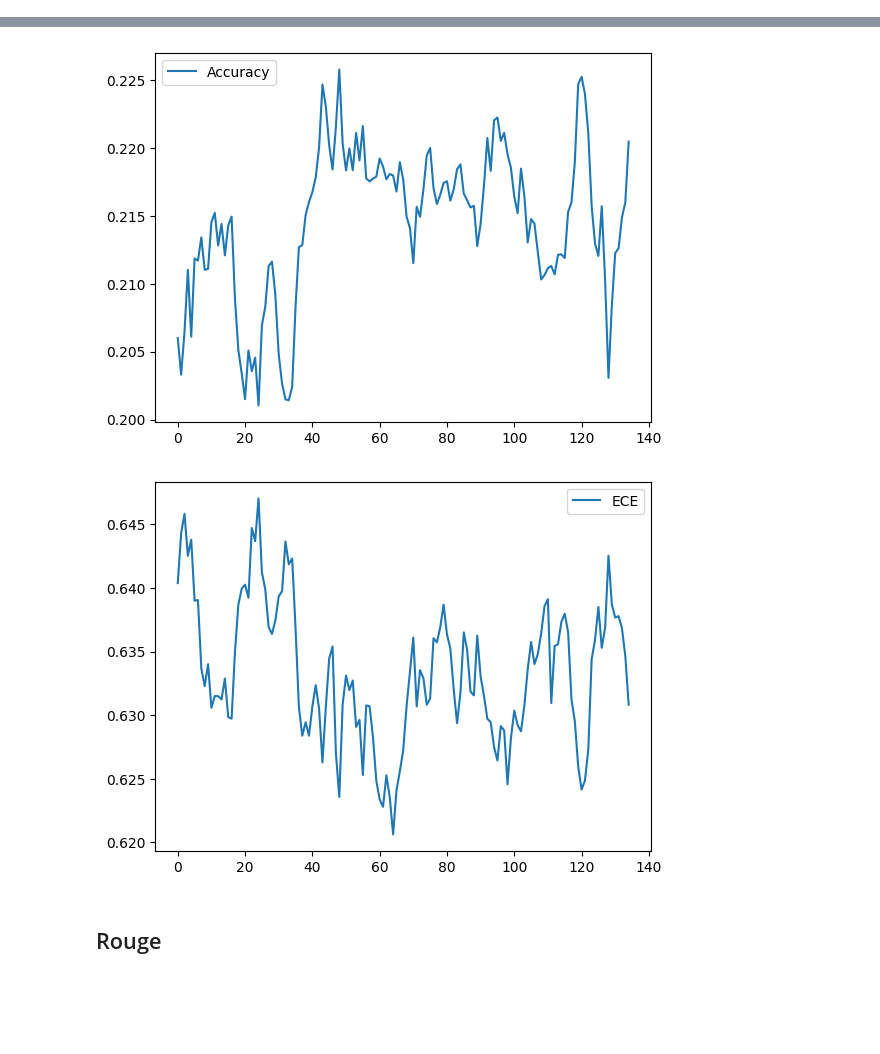
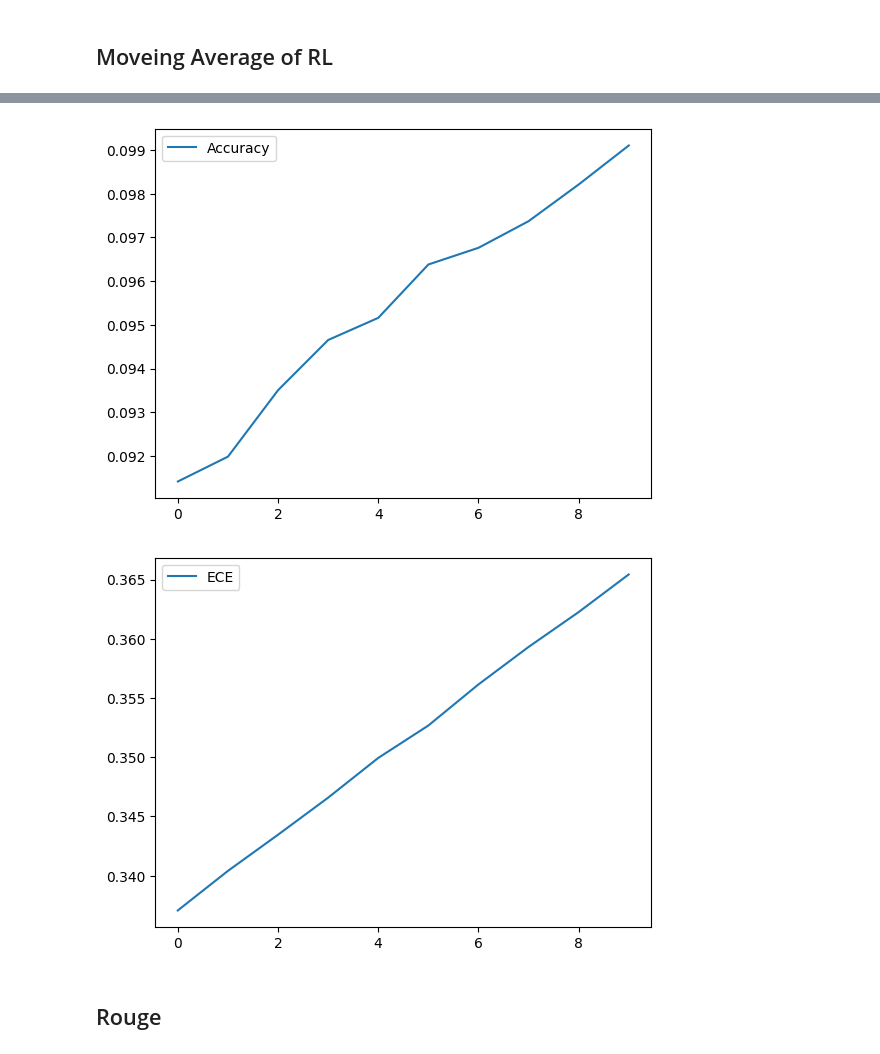
Before and after one commit to Qmaoboy/Confidence-is-all-you-need, a Jupyter notebook: pre_experiment.ipynb, the cells around one changed output, grey strips where cells are left out. Saved outputs shown, nothing was run; the diff lists cells and outputs as text; code cells hidden in the pictures; blank space fills up the shorter version.

```diff
--- a/pre_experiment.ipynb
+++ b/pre_experiment.ipynb
@@ -1,34 +0,0 @@
-# %%
-from datasets import load_dataset
-dataset=load_dataset("din0s/asqa")['train']
-qa_pairs=""
-print(dataset)
-for idx,i in enumerate(dataset):
-    qa_pairs+=f"Q:{i['ambiguous_question']}\nA:{i['annotations'][0]['long_answer']}\n\n"
-    if idx==8:
-        break
-with open("standard_base_asqa.txt",'w') as f:
-    f.writelines(qa_pairs)
-# %%
-import json
-from random import randint
-with open('CAPR/exmaple.json','r') as f:
-    data=json.load(f)
-
-show_index=randint(0,len(data)-1)
-for k,v in data[show_index].items():
-    print(k)
-    print(v)
-# %%
-import numpy as np
-from sklearn.metrics import roc_auc_score
-import json
-def Get_auroc(accuracy,confidence_scores):
-    y_true=np.where(np.array(accuracy) < 0.6,0,1)
-    return roc_auc_score(np.array(y_true), np.array(confidence_scores))
-
-with open('CAPR/din0s_asqa_r4_with_vanilla_Vanilla.json','r') as f:
-    data=json.load(f)
-
-print(Get_auroc(data['acc'],data['conf']))
-print(Get_auroc(data['acc_capr'],data['conf_capr']))
@@ -35,3 +42,5 @@ print(Get_auroc(data['acc_capr'],data['conf_capr']))
+# %% [markdown]
+## Moveing Average of RL
 # %%
 import json
 import matplotlib.pyplot as plt
@@ -39,7 +48,7 @@ import matplotlib.pyplot as plt
 
 def Moving_average(data_path,label):
     data_size=20
-    ratio=0.9
+    ratio=0.99
     with open(data_path,'r') as f:
         data=json.load(f)
     movin_avg=sum(data[:data_size])/data_size
@@ -55,6 +64,7 @@ def Moving_average(data_path,label):
 version=11
 file_name=['reward','Accuracy','ECE']
 
-for path in file_name:
-    Moving_average(f'CAPR/PPO_State_06122032_vanilla_f1_r{version}/{path}.json',path)
+for key in file_name:
+    p1="CAPR/PPO_State_06122032_vanilla_f1_r12_withPACE"
+    Moving_average(f'{p1}/{key}.json',key)
 # %% [output]
@@ -62,5 +72,5 @@ for path in file_name:
-[figure, old version]
+[figure, new version]
-[figure, old version]
+[figure, new version]
 # %%
 import torch
 from netcal.metrics import ECE
```
Also changed, not shown: parts of 3 cells of this notebook, 4 other files.
